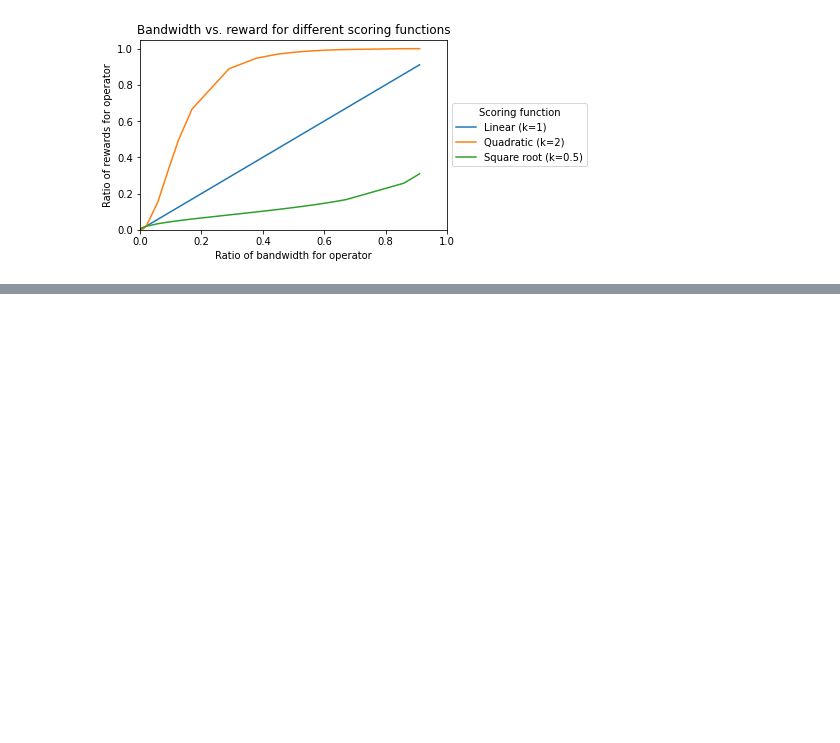
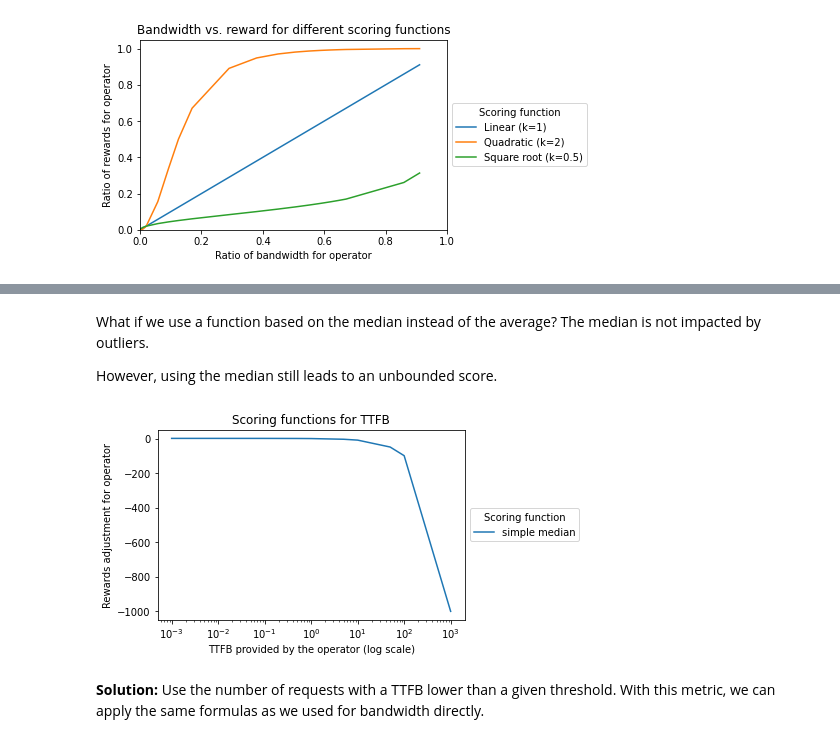
Before and after one commit to protocol/cel-retrieval, a Jupyter notebook: saturn-aliens/notebooks/2.0-scoring-functions.ipynb, the cells around one changed output, grey strips where cells are left out. Saved outputs shown, nothing was run; the diff lists cells and outputs as text; code cells hidden in the pictures; blank space fills up the shorter version.

```diff
--- a/saturn-aliens/notebooks/2.0-scoring-functions.ipynb
+++ b/saturn-aliens/notebooks/2.0-scoring-functions.ipynb
@@ -81,0 +102,25 @@ plt.show()
+# %% [markdown]
+What if we use a function based on the median instead of the average? The median is not impacted by outliers.
+
+However, using the median still leads to an unbounded score.
+# %%
+ttfb_vec = np.random.gamma(2., 0.5, 1000)
+ttfb_i_vec = np.array([0.001, 0.01, 0.05, 0.1, 0.5, 1,5, 10, 50, 100, 1000]).astype(float)
+ttfb_vec_list = [np.concatenate([ttfb_vec, [ttfb_i]]) for ttfb_i in ttfb_i_vec]
+
+med_ttfb_vec = np.array([np.median(ttfb_vec) for ttfb_vec in ttfb_vec_list])
+
+z_score_vec = (ttfb_i_vec-avg_ttfb_vec)/std_ttfb_vec
+
+plt.figure(figsize=(5.5,3.5))
+plt.plot(ttfb_i_vec, med_ttfb_vec-ttfb_i_vec, label="simple median")
+plt.xscale('log')
+plt.title("Scoring functions for TTFB")
+plt.xlabel("TTFB provided by the operator (log scale)")
+plt.ylabel("Rewards adjustment for operator")
+plt.legend(title="Scoring function", loc='center left', bbox_to_anchor=(1, 0.5))
+plt.show()
+# %% [output]
+[figure, added]
+# %% [markdown]
+**Solution:** Use the number of requests with a TTFB lower than a given threshold. With this metric, we can apply the same formulas as we used for bandwidth directly.
```
Also changed, not shown: parts of 7 cells of this notebook, 1 other file.
